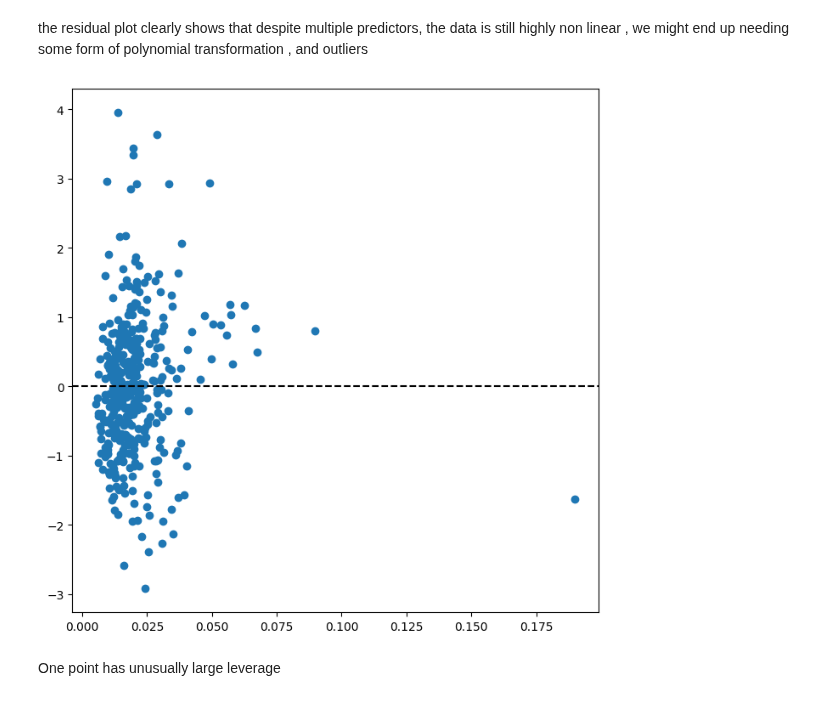
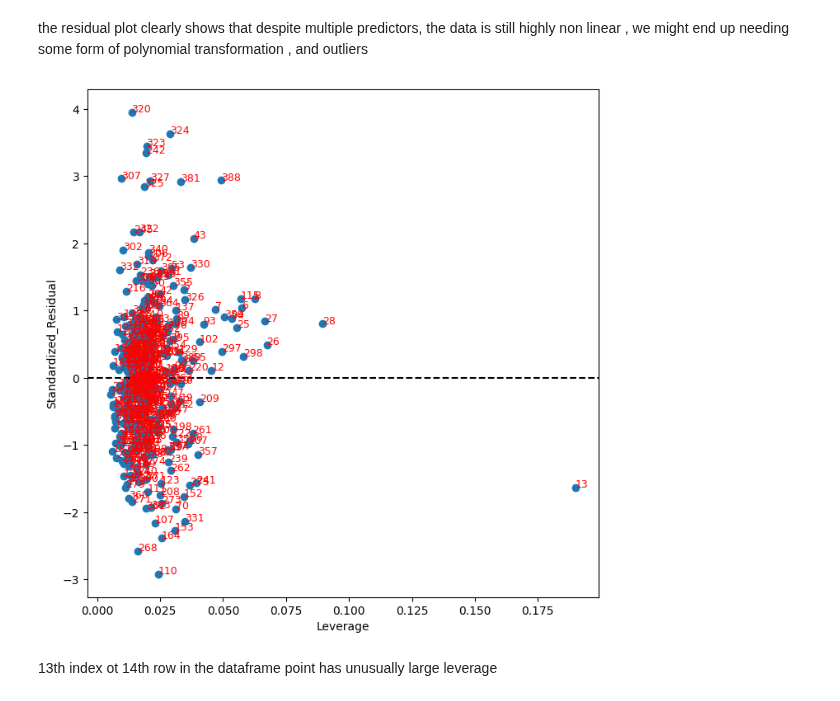
Before and after one commit to PrateekMinhas09/Data-Statistics-and-modeling-w-Python, a Jupyter notebook: Linear Regression Ch3/Applied3.ipynb, the cells around one changed output. Drawn from its saved outputs; the diff is of its cells as text; code cells hidden in the pictures.

Commit message:
leverage plot improved

```diff
--- a/Linear Regression Ch3/Applied3.ipynb
+++ b/Linear Regression Ch3/Applied3.ipynb
@@ -186,14 +187,17 @@ the residual plot clearly shows that despite multiple predictors, the data is st
 # %%
 influence = result2.get_influence()
 leverage = influence.hat_matrix_diag
 standardized_resid = influence.resid_studentized_internal
 
 ax= subplots(figsize=(8,8))[1]
 ax.scatter(leverage, standardized_resid)
-ax.set_xlabel("")
-ax.set_ylabel("")
+for i in range(len(leverage)):
+    ax.text(leverage[i], standardized_resid[i] , str(i), fontsize=9, color='red')
+
+ax.set_xlabel("Leverage")
+ax.set_ylabel("Standardized_Residual")
 ax.axhline(c="k", ls = "--");
 # %% [output]
-[figure, old version]
+[figure, new version]
 # %% [markdown]
-One point has unusually large leverage
+13th index ot 14th row in the dataframe point has unusually large leverage
```
Also changed, not shown: parts of 6 cells of this notebook.
